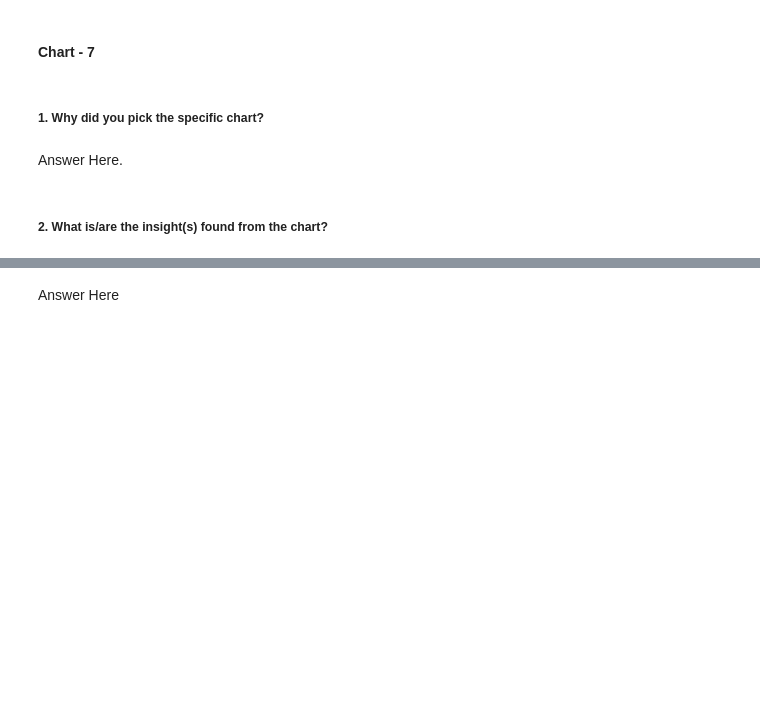
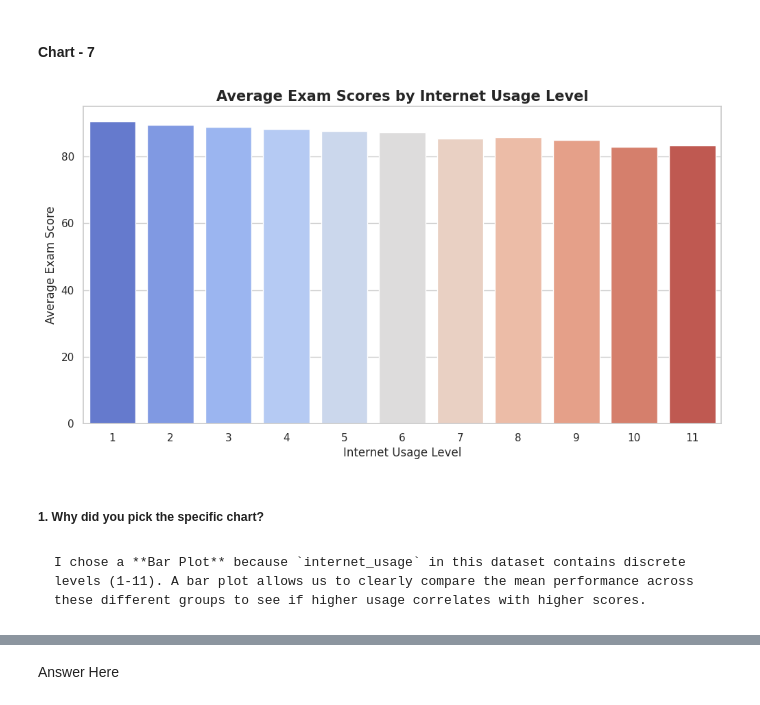
Before and after one commit to akt-developer/Student-Performance-Prediction-Project, a Jupyter notebook: Copy_of_Sample_EDA_Submission_Template.ipynb, the cells around one changed output, grey strips where cells are left out. Drawn from its saved outputs; the diff is of its cells as text; code cells hidden in the pictures; blank space fills up the shorter version.

Commit message:
Graph between relationship between variables part 3

````diff
--- a/Copy_of_Sample_EDA_Submission_Template.ipynb
+++ b/Copy_of_Sample_EDA_Submission_Template.ipynb
@@ -653,6 +651,21 @@ Are there any insights that lead to negative growth? Justify with specific reaso
+# %%
+# Set figure size
+plt.figure(figsize=(12, 6))
+
+# Create a bar plot to see average Exam Scores by Internet Usage levels
+sns.barplot(data=df, x='internet_usage', y='exam_score', palette='coolwarm', ci=None)
+
+# Add labels and title
+plt.title('Average Exam Scores by Internet Usage Level', fontsize=15, fontweight='bold')
+plt.xlabel('Internet Usage Level', fontsize=12)
+plt.ylabel('Average Exam Score', fontsize=12)
+
+plt.show()
+# %% [output]
+[figure, added]
 # %% [markdown]
 ##### 1. Why did you pick the specific chart?
-# %% [markdown]
-Answer Here.
-# %% [markdown]
-##### 2. What is/are the insight(s) found from the chart?
+# %% [markdown]
+```markdown
+I chose a **Bar Plot** because `internet_usage` in this dataset contains discrete levels (1-11). A bar plot allows us to clearly compare the mean performance across these different groups to see if higher usage correlates with higher scores.
+```
````
Also changed, not shown: parts of 34 cells of this notebook.
